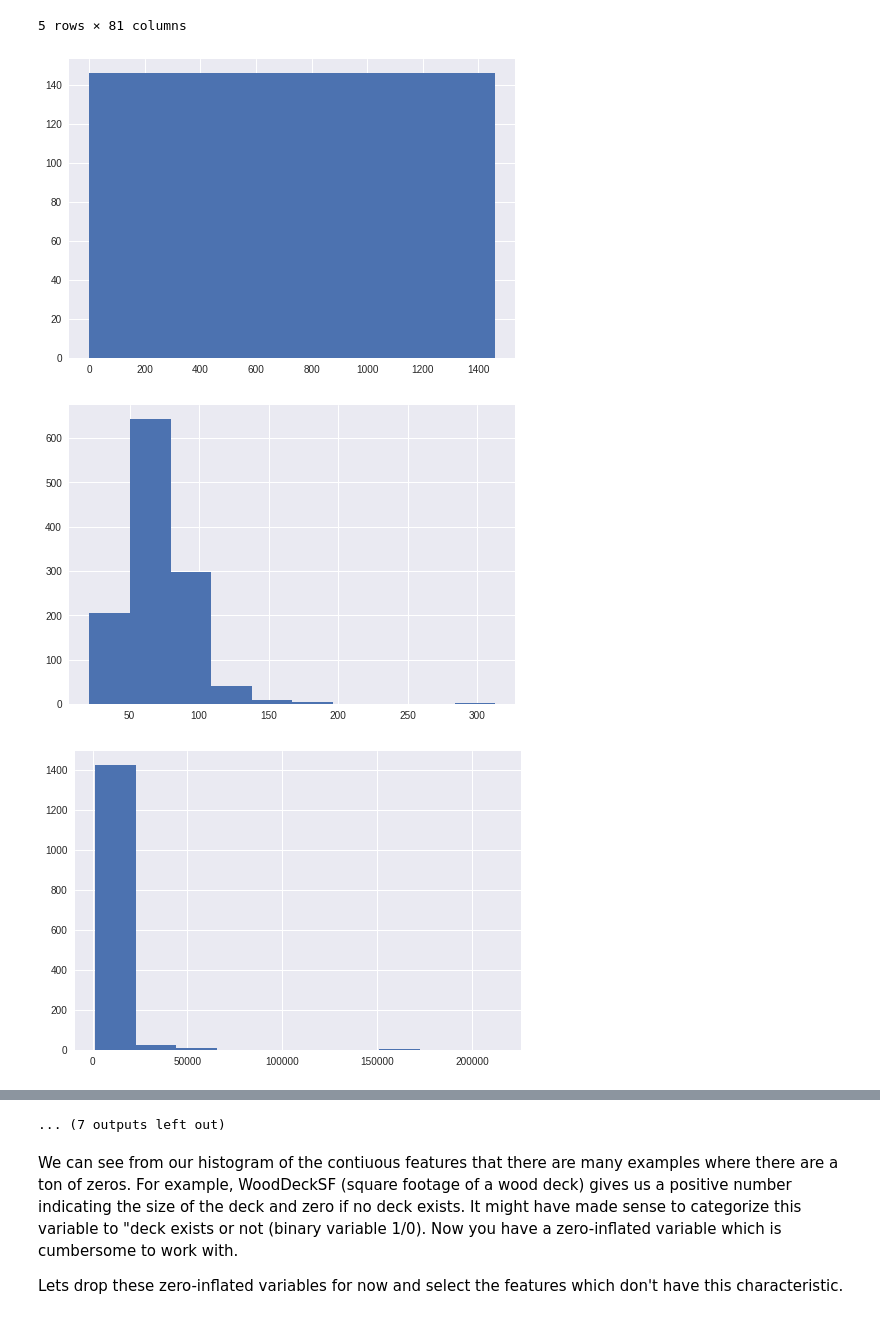
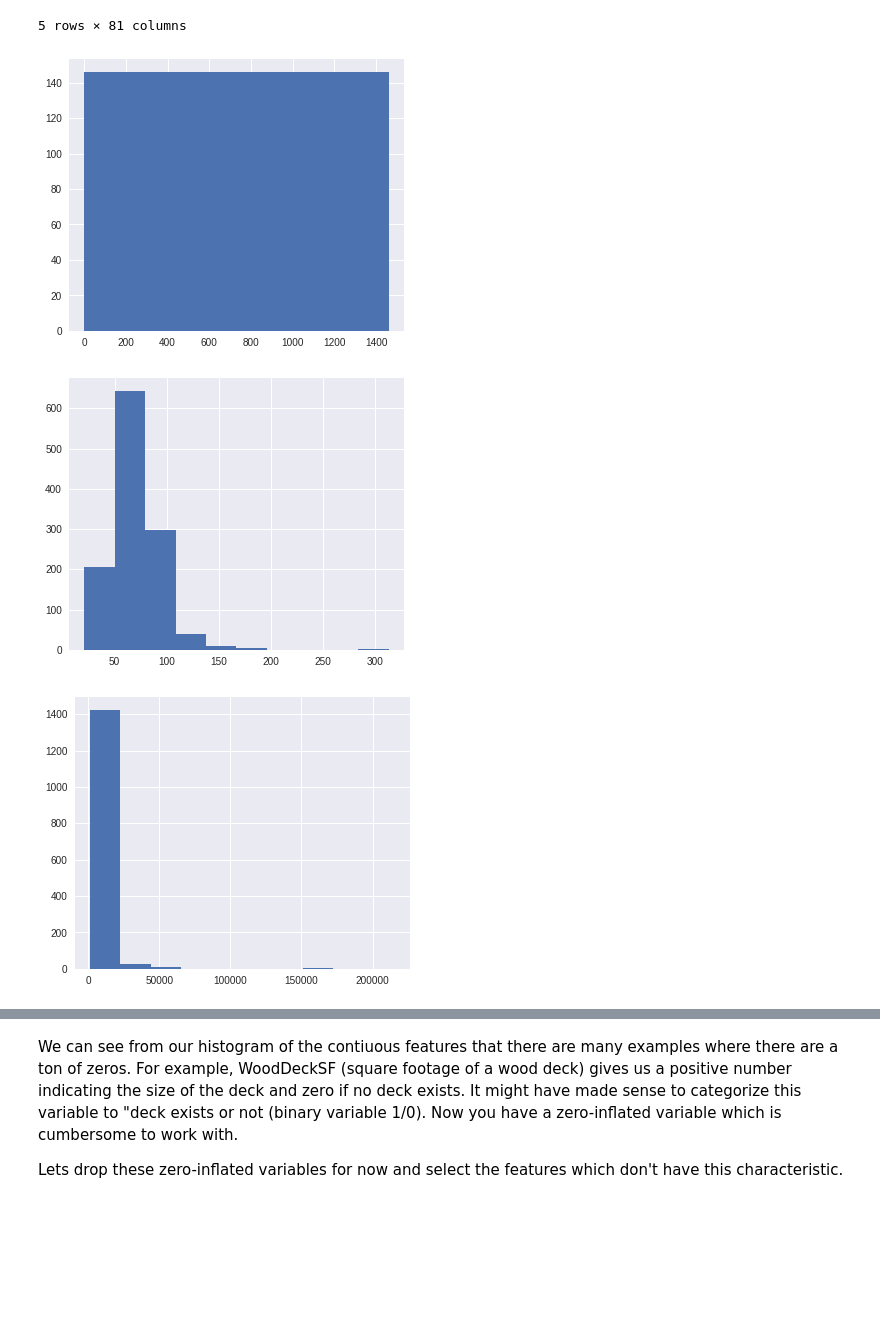
Before and after one commit to OsterMendel/dsc-feature-scaling-and-normalization-lab-nyc-ds-033020, a Jupyter notebook: index.ipynb, the cells around one changed output, grey strips where cells are left out. Drawn from its saved outputs; the diff is of its cells as text; code cells hidden in the pictures; blank space fills up the shorter version.

```diff
--- a/index.ipynb
+++ b/index.ipynb
@@ -41,9 +41,9 @@ ames.head()
 contin = list(ames.columns[(ames.dtypes != 'object') & (ames.nunique() > 20)])
 # %%
 for var in contin:
-    plt.figure()
+    plt.figure(figsize=(6,5))
     plt.hist(ames[var])
 # %% [output]
-[figure, old version]
+[figure, new version]
-[figure, old version]
+[figure, new version]
-[figure, old version]
+[figure, new version]
@@ -59,4 +56,3 @@ for var in contin:
-... (7 outputs left out)
 # %% [markdown]
 We can see from our histogram of the contiuous features that there are many examples where there are a ton of zeros. For example, WoodDeckSF (square footage of a wood deck) gives us a positive number indicating the size of the deck and zero if no deck exists. It might have made sense to categorize this variable to "deck exists or not (binary variable 1/0). Now you have a zero-inflated variable which is cumbersome to work with.
 
```
Also changed, not shown: parts of 1 cell of this notebook.
